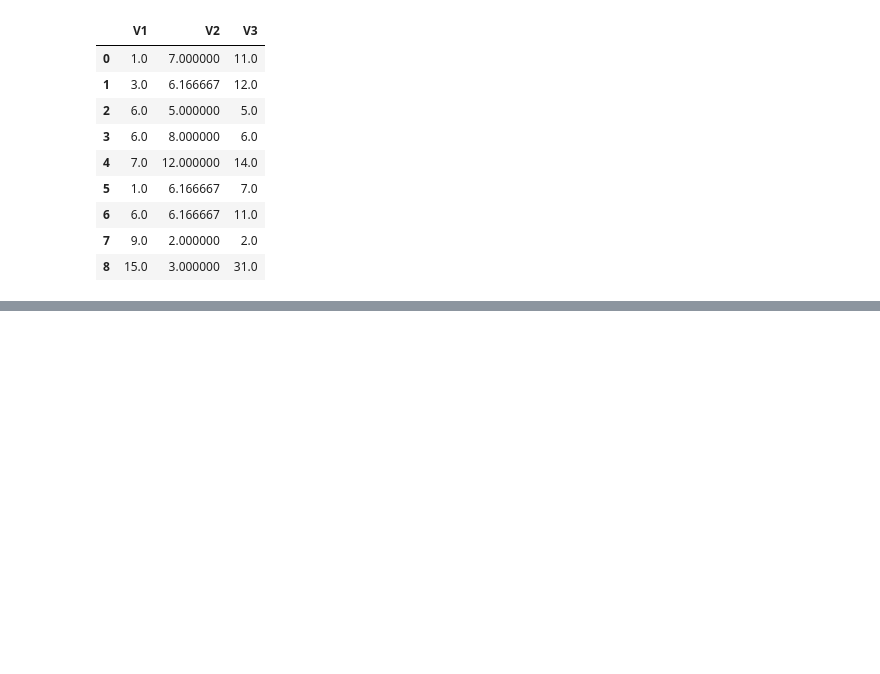
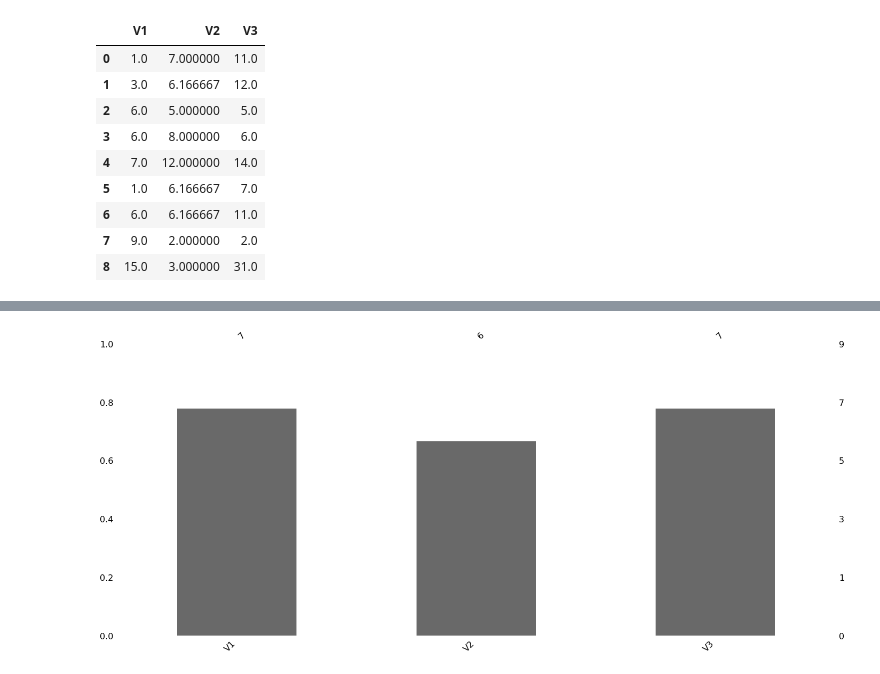
Before and after one commit to korci/pythonstudies, a Jupyter notebook: python studies/veri_on_isleme(1)/veri_on_isleme/mynotes.ipynb, the cells around one changed output, grey strips where cells are left out. Saved outputs shown, nothing was run; the diff lists cells and outputs as text; code cells hidden in the pictures; blank space fills up the shorter version.

```diff
--- a/python studies/veri_on_isleme(1)/veri_on_isleme/mynotes.ipynb
+++ b/python studies/veri_on_isleme(1)/veri_on_isleme/mynotes.ipynb
@@ -626,0 +664,4 @@ df[df.notnull().all(axis=1)]
+# %%
+msno.bar(df);
+# %% [output]
+[figure, added]
```
Also changed, not shown: parts of 130 cells of this notebook.
